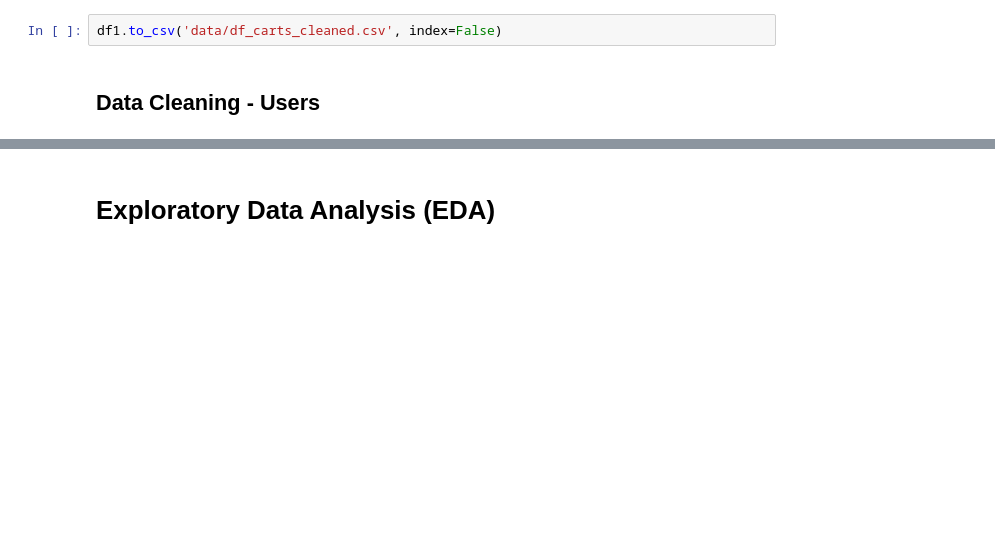
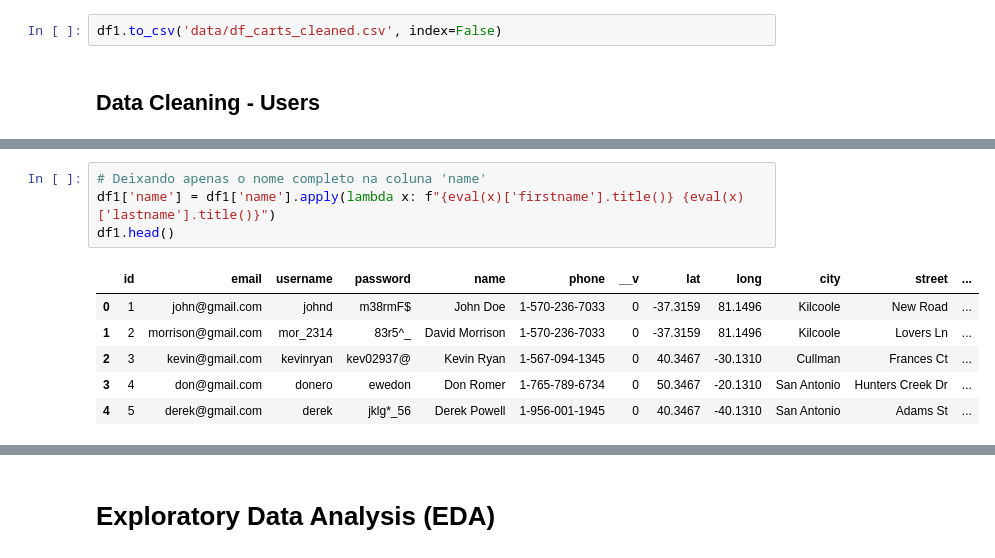
Before and after one commit to joaomj/api_data_analysis, a Jupyter notebook: notebook_eda.ipynb, the cells around one changed output, grey strips where cells are left out. Saved outputs shown, nothing was run; the diff lists cells and outputs as text; blank space fills up the shorter version.

```diff
--- a/notebook_eda.ipynb
+++ b/notebook_eda.ipynb
@@ -322,0 +419,11 @@ df1.to_csv('data/df_carts_cleaned.csv', index=False)
+# %%
+# Deixando apenas o nome completo na coluna 'name'
+df1['name'] = df1['name'].apply(lambda x: f"{eval(x)['firstname'].title()} {eval(x)['lastname'].title()}")
+df1.head()
+# %% [output]
+|  | id | email | username | password | name | phone | __v | lat | long | city | street | ... |
+| 0 | 1 | john@gmail.com | johnd | m38rmF$ | John Doe | 1-570-236-7033 | 0 | -37.3159 | 81.1496 | Kilcoole | New Road | ... |
+| 1 | 2 | morrison@gmail.com | mor_2314 | 83r5^_ | David Morrison | 1-570-236-7033 | 0 | -37.3159 | 81.1496 | Kilcoole | Lovers Ln | ... |
+| 2 | 3 | kevin@gmail.com | kevinryan | kev02937@ | Kevin Ryan | 1-567-094-1345 | 0 | 40.3467 | -30.1310 | Cullman | Frances Ct | ... |
+| 3 | 4 | don@gmail.com | donero | ewedon | Don Romer | 1-765-789-6734 | 0 | 50.3467 | -20.1310 | San Antonio | Hunters Creek Dr | ... |
+| 4 | 5 | derek@gmail.com | derek | jklg*_56 | Derek Powell | 1-956-001-1945 | 0 | 40.3467 | -40.1310 | San Antonio | Adams St | ... |
```
Also changed, not shown: parts of 14 cells of this notebook.
